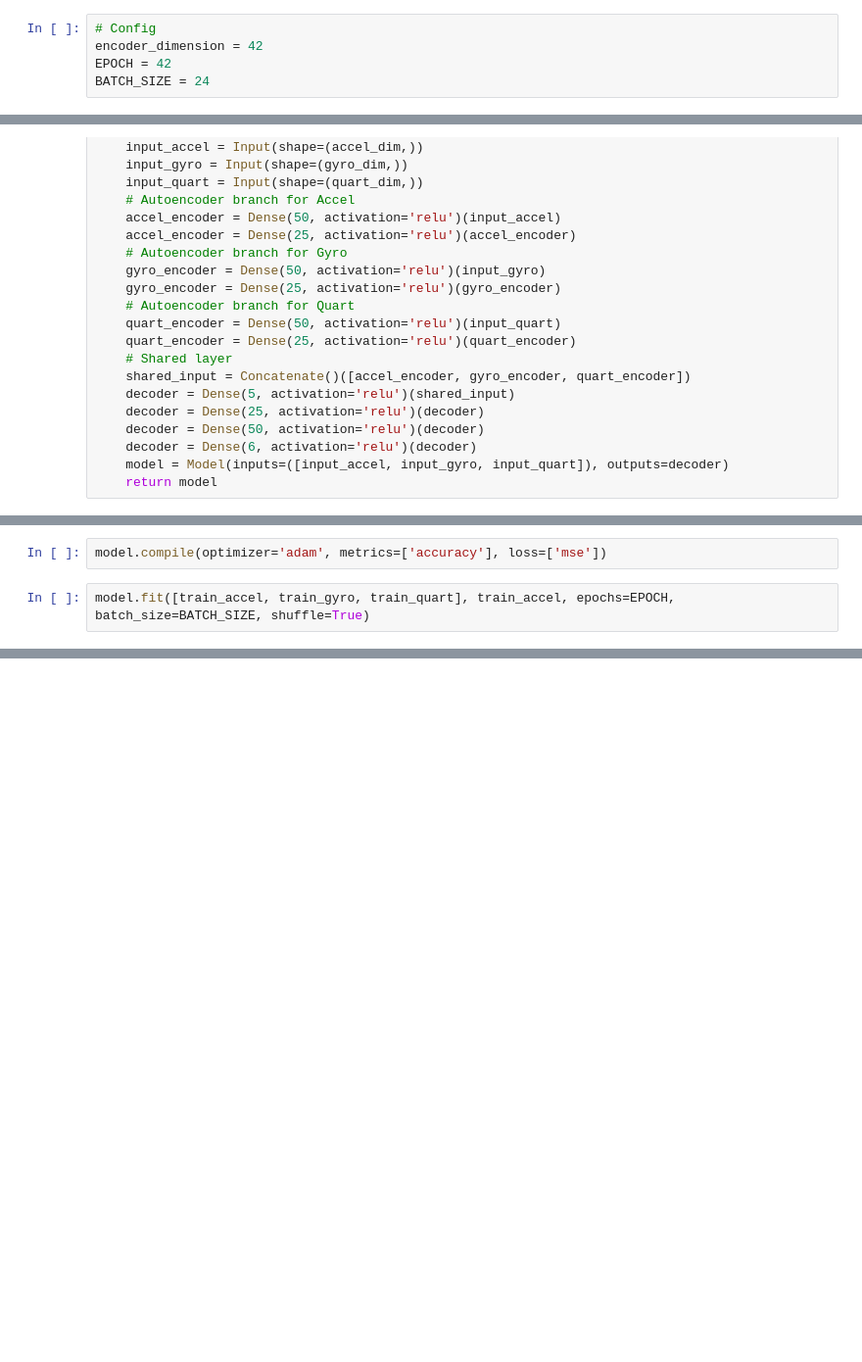
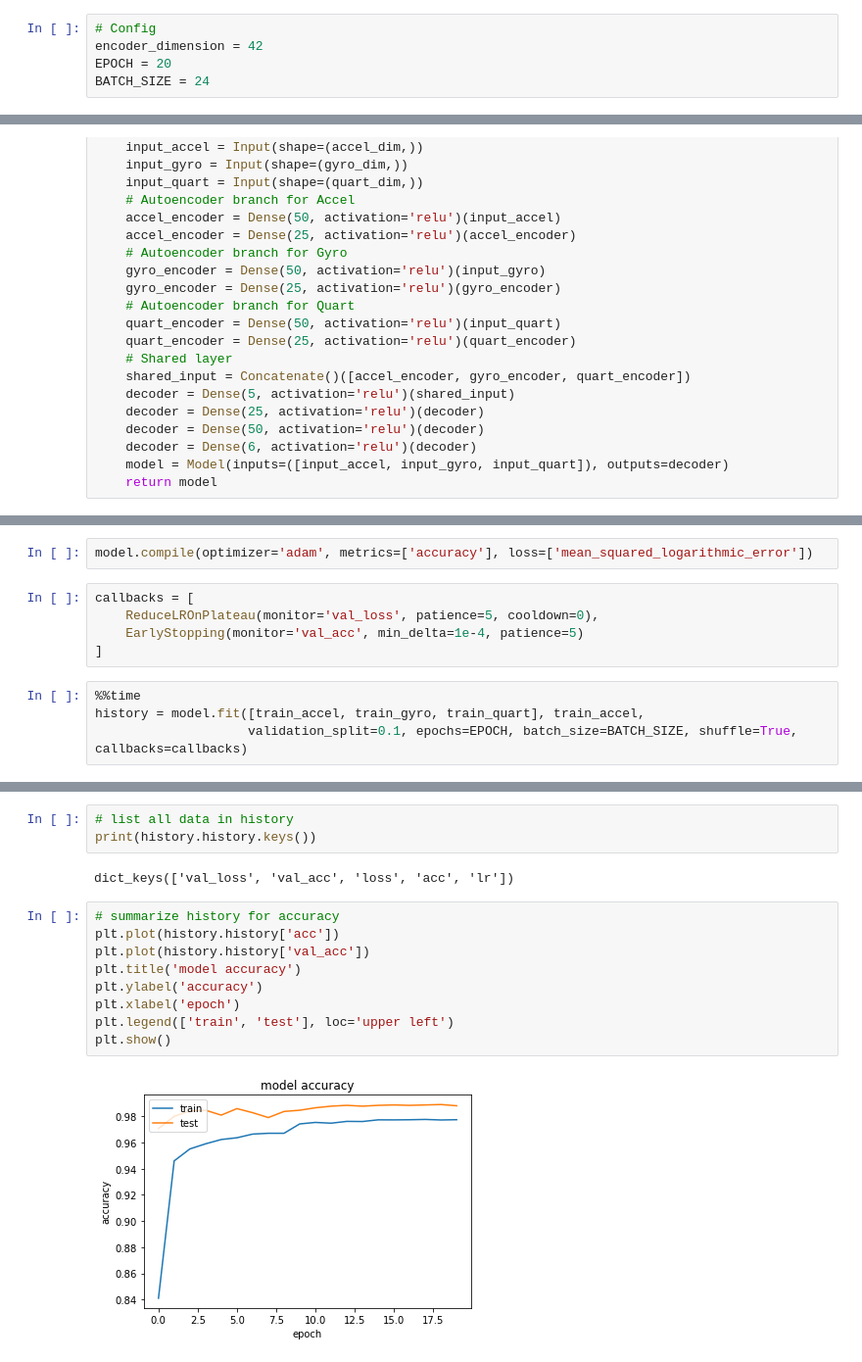
Before and after one commit to raymondng76/PRS-ISSM-2019-09-09-IS1FT-CA3, a Jupyter notebook: code/CA3.ipynb, the cells around one changed output, grey strips where cells are left out. Shown at 98% size. Drawn from its saved outputs; the diff is of its cells as text; blank space fills up the shorter version.

```diff
--- a/code/CA3.ipynb
+++ b/code/CA3.ipynb
@@ -163,7 +169,7 @@ test_accel.shape
 # %%
 # Config
 encoder_dimension = 42
-EPOCH = 42
+EPOCH = 20
 BATCH_SIZE = 24
 # %%
 def build_model(train_accel, train_gyro, train_quart):
@@ -214,7 +220,14 @@ Trainable params: 7,111
 Non-trainable params: 0
 __________________________________________________________________________________________________
 # %%
-model.compile(optimizer='adam', metrics=['accuracy'], loss=['mse'])
+model.compile(optimizer='adam', metrics=['accuracy'], loss=['mean_squared_logarithmic_error'])
+# %%
+callbacks = [
+    ReduceLROnPlateau(monitor='val_loss', patience=5, cooldown=0),
+    EarlyStopping(monitor='val_acc', min_delta=1e-4, patience=5)
+]
 # %%
-model.fit([train_accel, train_gyro, train_quart], train_accel, epochs=EPOCH, batch_size=BATCH_SIZE, shuffle=True)
+%%time
+history = model.fit([train_accel, train_gyro, train_quart], train_accel,
+                    validation_split=0.1, epochs=EPOCH, batch_size=BATCH_SIZE, shuffle=True, callbacks=callbacks)
 # %% [output]
@@ -238,0 +260,16 @@ Epoch 42/42
+# %%
+# list all data in history
+print(history.history.keys())
+# %% [output]
+dict_keys(['val_loss', 'val_acc', 'loss', 'acc', 'lr'])
+# %%
+# summarize history for accuracy
+plt.plot(history.history['acc'])
+plt.plot(history.history['val_acc'])
+plt.title('model accuracy')
+plt.ylabel('accuracy')
+plt.xlabel('epoch')
+plt.legend(['train', 'test'], loc='upper left')
+plt.show()
+# %% [output]
+[figure, added]
```
Also changed, not shown: parts of 13 cells of this notebook.
